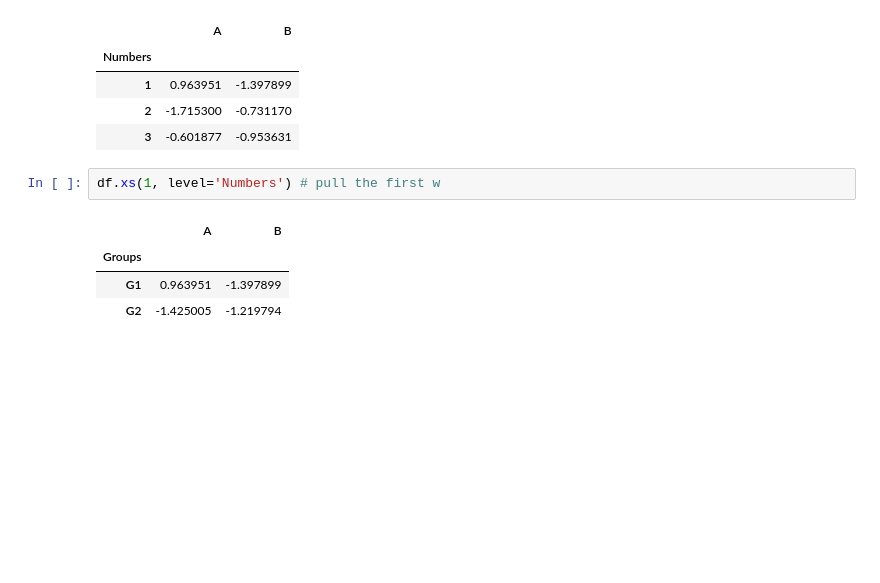
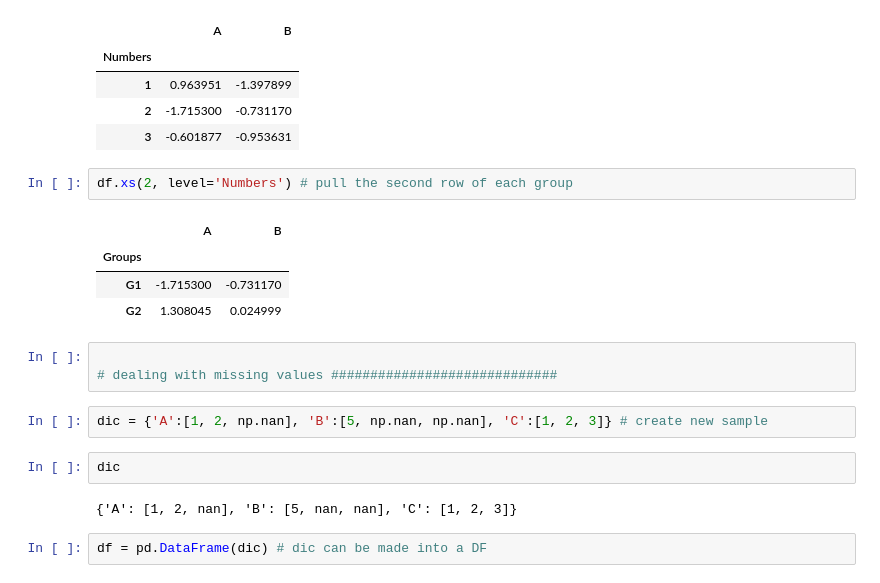
Before and after one commit to andruschak/python, a Jupyter notebook: experimental/Pandas.ipynb, the cells around one changed output. Drawn from its saved outputs; the diff is of its cells as text; blank space fills up the shorter version.

Commit message:
additional panda concepts - groupby, join, merge, concat...

```diff
--- a/experimental/Pandas.ipynb
+++ b/experimental/Pandas.ipynb
@@ -425,9 +425,20 @@ df.xs('G1') # cross section
 | 2 | -1.715300 | -0.731170 |
 | 3 | -0.601877 | -0.953631 |
 # %%
-df.xs(1, level='Numbers') # pull the first w
+df.xs(2, level='Numbers') # pull the second row of each group
 # %% [output]
 |  | A | B |
 | Groups |  |  |
-| G1 | 0.963951 | -1.397899 |
-| G2 | -1.425005 | -1.219794 |
+| G1 | -1.715300 | -0.731170 |
+| G2 | 1.308045 | 0.024999 |
+# %%
+
+# dealing with missing values #############################
+# %%
+dic = {'A':[1, 2, np.nan], 'B':[5, np.nan, np.nan], 'C':[1, 2, 3]} # create new sample
+# %%
+dic
+# %% [output]
+{'A': [1, 2, nan], 'B': [5, nan, nan], 'C': [1, 2, 3]}
+# %%
+df = pd.DataFrame(dic) # dic can be made into a DF
```
Also changed, not shown: parts of 44 cells of this notebook.
